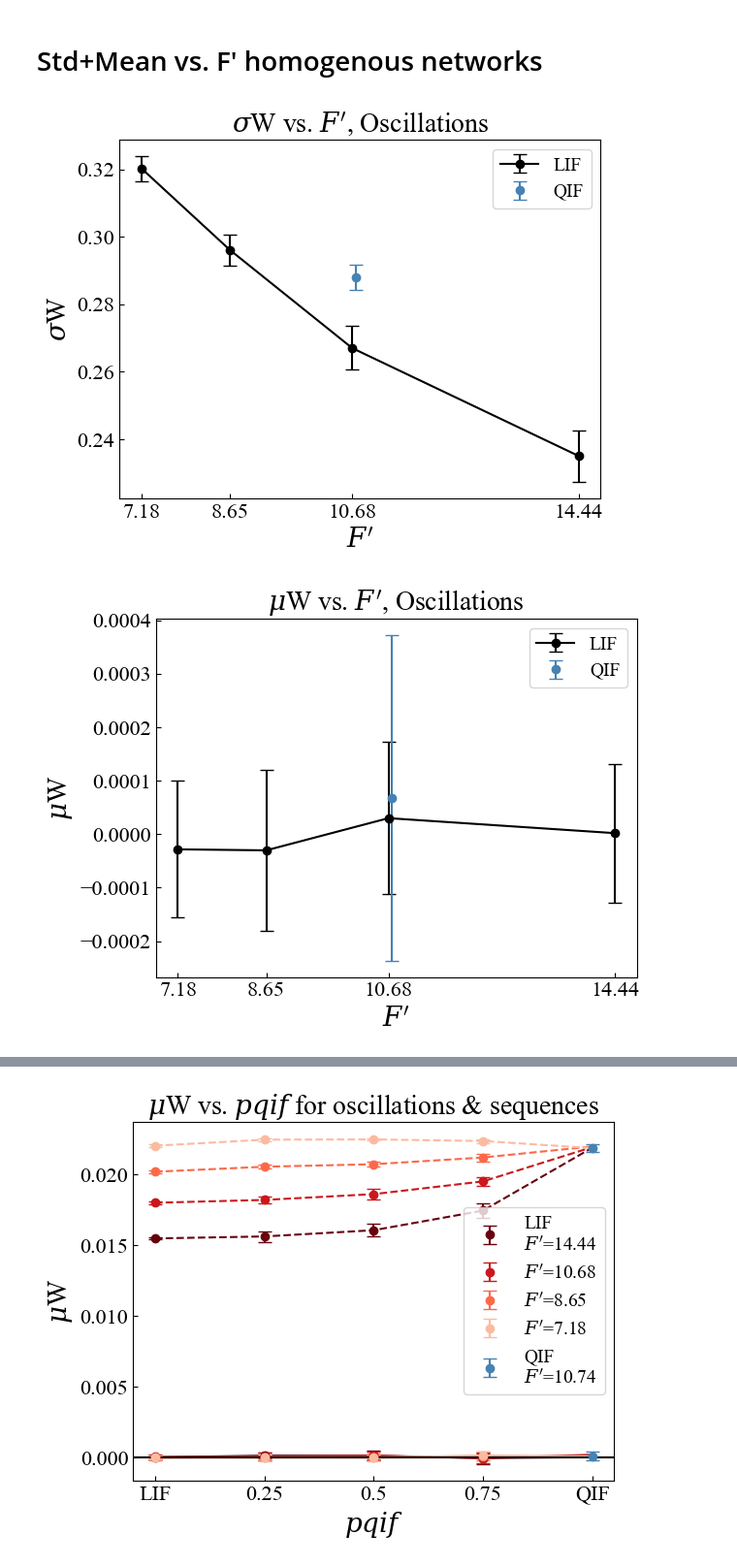
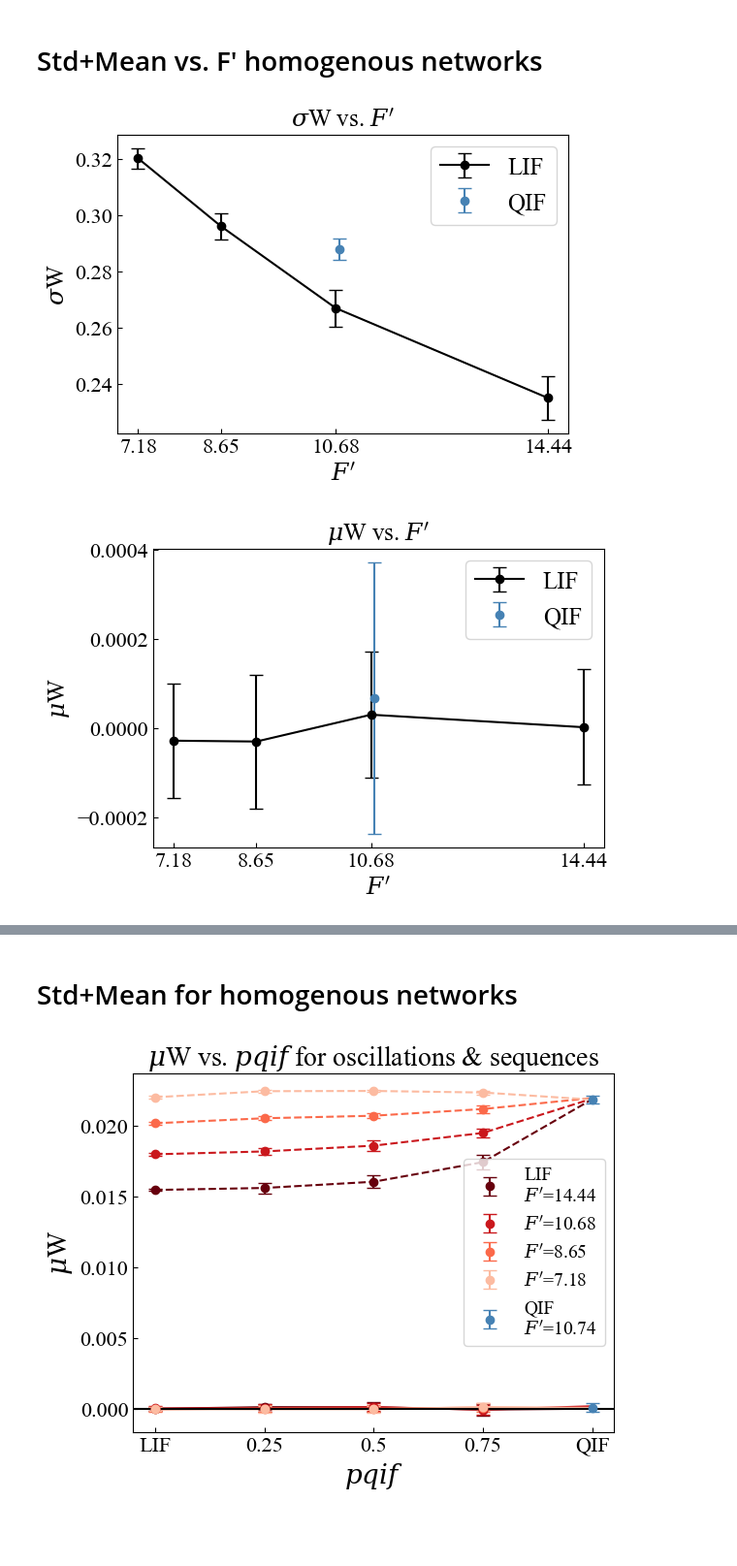
Before and after one commit to acevedomartina/HeterogeneousRNNs, a Jupyter notebook: learning/statistics_connectivity_matrix.ipynb, the cells around one changed output, grey strips where cells are left out. Shown at 97% size. Saved outputs shown, nothing was run; the diff lists cells and outputs as text; code cells hidden in the pictures; blank space fills up the shorter version.

Commit message:
Figures for presenting

```diff
--- a/learning/statistics_connectivity_matrix.ipynb
+++ b/learning/statistics_connectivity_matrix.ipynb
@@ -140,16 +140,16 @@ plt.rcParams.update({
     "font.size": 14,                  # Base size 8-12 pt
     # Axes
     "axes.titlesize": 18,             # Axis title size
-    "axes.labelsize": 14,             # Axis label size
+    "axes.labelsize": 18,             # Axis label size
     "axes.labelweight": "normal",     # Normal weight
     "axes.titleweight": "normal",     # Normal weight for titles
     # Ticks
-    "xtick.labelsize": 18,             # X tick label size (8-12)
-    "ytick.labelsize": 18,             # Y tick label size (8-12)
+    "xtick.labelsize": 16,             # X tick label size (8-12)
+    "ytick.labelsize": 16,             # Y tick label size (8-12)
     "xtick.direction": "in",          # Tick direction
     "ytick.direction": "in",          # Tick direction
     # Legends
-    "legend.fontsize": 18,            # Legend text size (8-12)
+    "legend.fontsize": 16,            # Legend text size (8-12)
     "legend.title_fontsize": 12,      # Legend title size (8-12)
     "legend.loc": 'best',             # Automatic location
     # Resolution
@@ -276,9 +276,9 @@ for dyn in dynamics:
                 # Loop through simulations of pqif across seeds
 
 
-                # dataframe_title = f'{dyn}\simulation_{sim}\simulation_{sim}_connectivity_matrix\simulation_{sim}_connectivity_pqif_{pqif}_iloop_11_seed_{seed}' # load dataframe
+                dataframe_title = f'{dyn}\simulation_{sim}\simulation_{sim}_connectivity_matrix\simulation_{sim}_connectivity_pqif_{pqif}_iloop_11_seed_{seed}' # load dataframe
 
-                dataframe_title = ONEDRIVE_BASE / f'simulation_{sim}_connectivity_matrix\simulation_{sim}_connectivity_pqif_{pqif}_iloop_11_seed_{seed}' # load dataframe
+                # dataframe_title = ONEDRIVE_BASE / f'simulation_{sim}_connectivity_matrix\simulation_{sim}_connectivity_pqif_{pqif}_iloop_11_seed_{seed}' # load dataframe
 
                 simulation_id = f'{dyn}_{sim}_{pqif}_{seed}'  # Shared across dataframe and dictionary
 
@@ -354,9 +354,9 @@ wDF.to_csv("stats_connectivitymatrix.csv", index=False)
 1999  0.202239  0.022199
 # %%
 # DF to CSV
-# wDF = pd.read_csv('stats_connectivitymatrix.csv')
-wDF = pd.read_csv('stats_connectivitymatrix.csv', index_col=0)  # if already saved CSV with index columns
-display(wDF)
+wDF_2 = pd.read_csv('stats_connectivitymatrix.csv')
+# wDF_2 = pd.read_csv('stats_connectivitymatrix.csv', index_col=0)  # if already saved CSV with index columns
+display(wDF_2)
 # %% [output]
 |  | simulationID | dynamic | simulation | vrest | slope | pqif | seed | std | mean |
 | 0 | oscillations_1_0_0 | oscillations | 1 | -8.5 | 14.44 | 0.0 | 0 | 0.255446 | -0.000068 |
@@ -832,6 +832,10 @@ for dyn in dynamics:
         figsize=(10,4),  # TODO review
         sharey=True
     )
+
+    fig.subplots_adjust(
+    wspace=0.1
+)
 
     # fig, (ax1, ax2) = plt.subplots(
     #     figsize=(16, 10),
@@ -896,7 +900,9 @@ for dyn in dynamics:
 
 
     #### Shared formatting
-    plt.suptitle(f"{dyn.capitalize()}")
+    # plt.suptitle(f"{dyn.capitalize()}")
+    plt.suptitle(f"Weight distribution ({dyn.capitalize()})")
+    plt.suptitle(f"Weight distribution")
 
     if dyn == 'oscillations':
         tick_positions = [-5, 0, 5]
@@ -906,13 +912,15 @@ for dyn in dynamics:
     for ax in (ax1, ax2):
         ax.legend(loc='upper right')
         ax.set_xlabel("Weights")
-        ax.set_ylabel("Frequency")
+        # ax.set_ylabel("Frequency")
         ax.axvline(0, color="black")
         ax.set_xticks(tick_positions)
-
+        # ax.set_box_aspect(1)
+    ax1.set_ylabel("Frequency")
     # full_path = os.path.join(figure_folder, figname)
     # plt.savefig(full_path, format="svg")
 
+    # plt.tight_layout()
     plt.show()
 
 cols = ["dyn", "permutated?", "sim", "f", "pqif", "std", "mean"]
@@ -1169,7 +1169,7 @@ for dyn in dynamics:
     for c in columns:
 
         # figname = f"{dyn}_{c}_vs_slope_homogenous_networks.svg"
-        fig, ax = plt.subplots()
+        fig, ax = plt.subplots(figsize=(6, 4))
 
 
         for pqif in pqif_homogenous:
@@ -1202,35 +1202,37 @@ for dyn in dynamics:
             #### Title and labels depending on if STD or mean
 
             if c == 'std':
-                title = f"$\sigma$W vs. $F'$, {dyn.capitalize()}"
+                # title = f"$\sigma$W vs. $F'$, {dyn.capitalize()}"
+                title = f"$\sigma$W vs. $F'$"
                 xlabel = f"$F'$"
                 ylabel = f"$\sigma$W"
 
             elif c == "mean":
-                title = f"$\mu$W vs. $F'$, {dyn.capitalize()}"
+                # title = f"$\mu$W vs. $F'$, {dyn.capitalize()}"
+                title = f"$\mu$W vs. $F'$"
                 xlabel = f"$F'$"
                 ylabel = f"$\mu$W"
 
             #### Plot values on ax
 
             if pqif == 0:
                 label = 'LIF'
                 ax.errorbar(x, y, yerr, fmt='o-', capsize=5, color=colors, label=label)
 
             elif pqif == 1:
                 label = 'QIF'
                 ax.errorbar(slope_qif, y, yerr, fmt='o', capsize=5, color=colors, label=label)
 
         ax.set_title(title)
         ax.set_xticks(x_ticks)
         ax.set_xlabel(xlabel)
         ax.set_ylabel(ylabel)
         # if c == "mean":
         #     ax.set_ylim(0, 0.024)
         plt.legend()
         # full_path = os.path.join(figure_folder, figname)
         # plt.savefig(full_path, format="svg")
         plt.show()
 # %% [output]
-[figure, old version]
+[figure, new version]
-[figure, old version]
+[figure, new version]
@@ -1239,3 +1241,5 @@ for dyn in dynamics:
+# %% [markdown]
+# Std+Mean for homogenous networks
 # %%
 # ========== Mean of weights vs. pqif for heterogenous networks ==========
 
```
Also changed, not shown: parts of 5 cells of this notebook, 2 other files.
